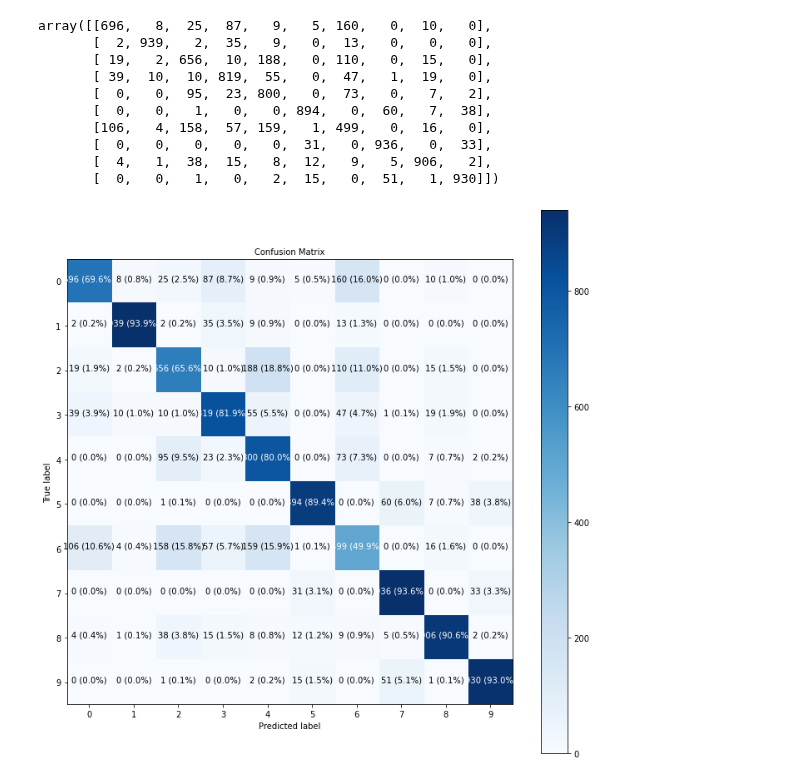
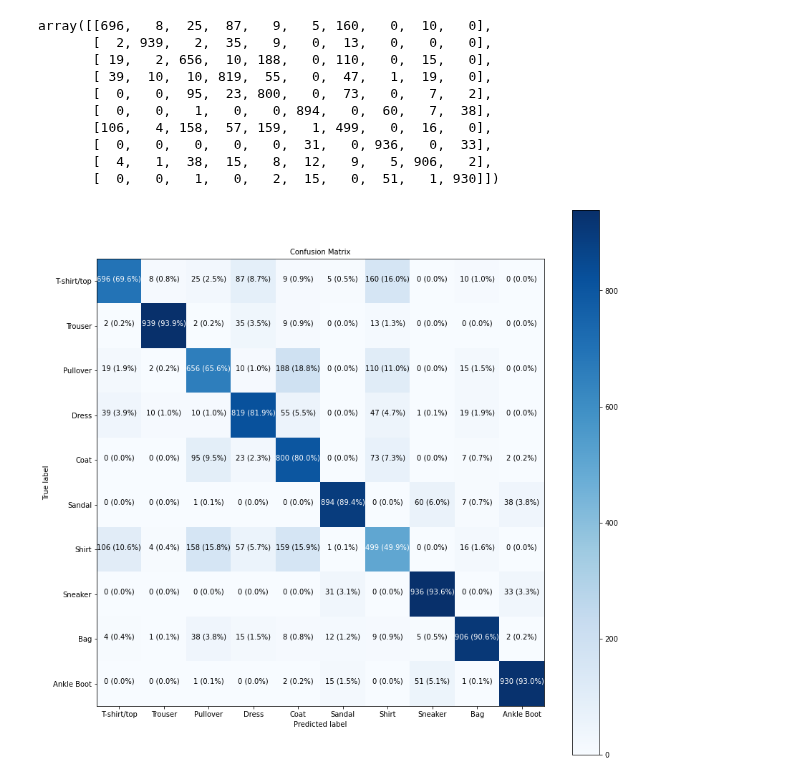
Before and after one commit to Janadhi14/tensorflow-test, a Jupyter notebook: multiclass_classification.ipynb, the cells around one changed output. Cells and saved outputs as stored; diff of their text form; code cells hidden in the pictures.

Commit message:
fixed class name false error

```diff
--- a/multiclass_classification.ipynb
+++ b/multiclass_classification.ipynb
@@ -412,7 +412,7 @@ def draw_confusion_matrix(y_true, y_preds, classes = None, figsize =(10,10), tex
   fig.colorbar(cax)
 
 
-  classes = False
+
 
   if classes:
     labels = classes
@@ -515,6 +515,6 @@ array([[696,   8,  25,  87,   9,   5, 160,   0,  10,   0],
        [  4,   1,  38,  15,   8,  12,   9,   5, 906,   2],
        [  0,   0,   1,   0,   2,  15,   0,  51,   1, 930]])
 # %%
-draw_confusion_matrix(y_true = test_labels, y_preds = y_preds, classes = class_names, figsize = (12,12), text_size = 10 )
+draw_confusion_matrix(y_true = test_labels, y_preds = y_preds, classes = class_names, figsize = (14,14), text_size = 10 )
 # %% [output]
-[figure, old version]
+[figure, new version]
```
